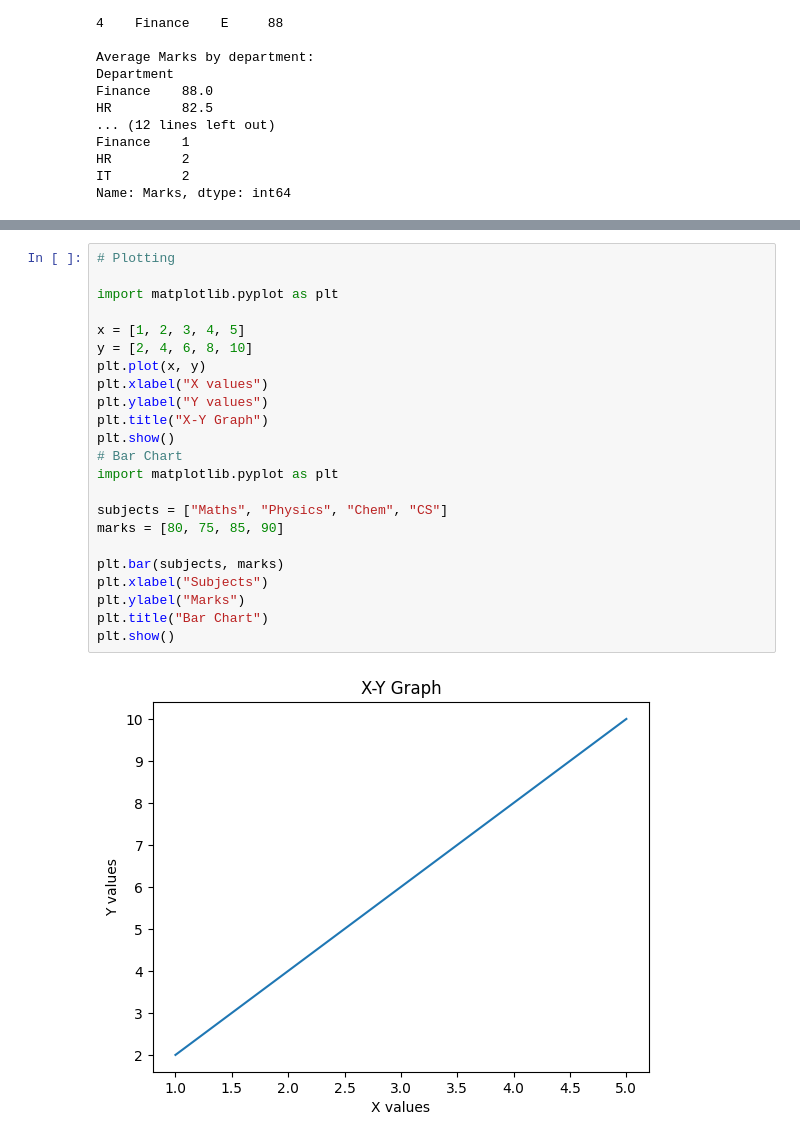
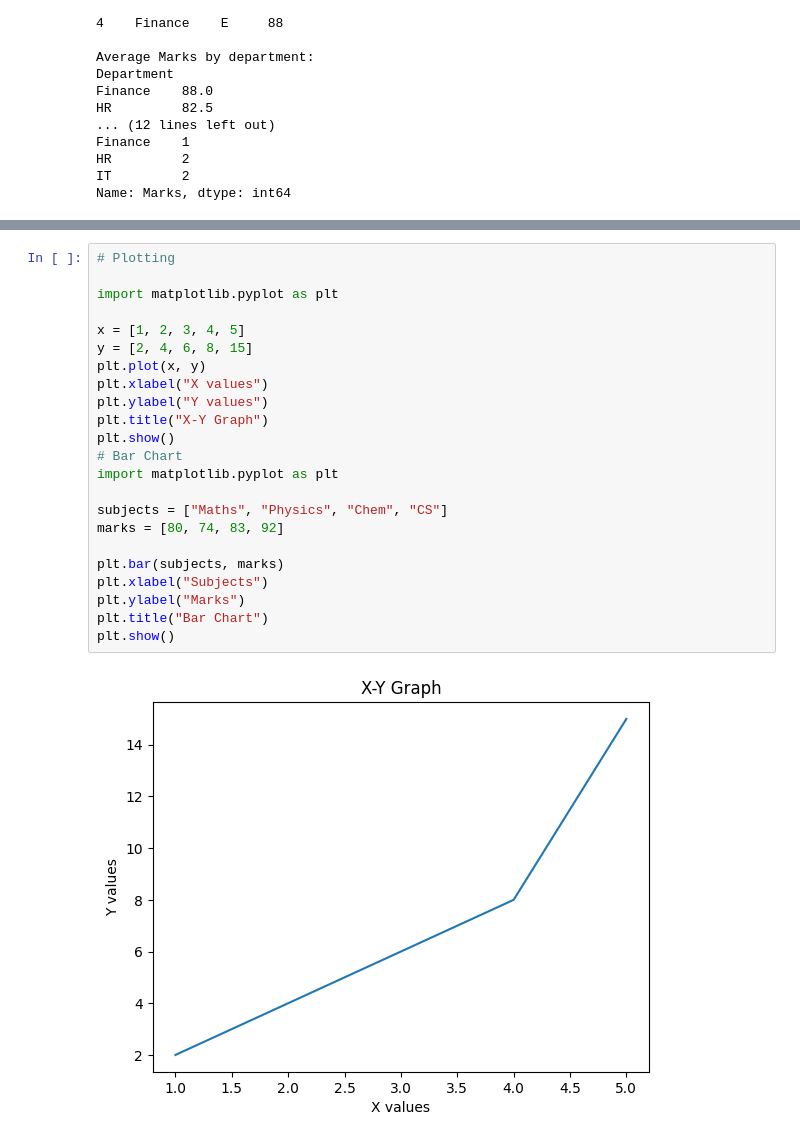
Before and after one commit to satishkumar128/2025-26-M.Satishkumar_4128-Ai-b, a Jupyter notebook: 10_2_26.ipynb, the cells around one changed output, grey strips where cells are left out. Saved outputs shown, nothing was run; the diff lists cells and outputs as text.

```diff
--- a/10_2_26.ipynb
+++ b/10_2_26.ipynb
@@ -367,25 +342,25 @@ After ranking:
 # %%
 # Plotting
 
 import matplotlib.pyplot as plt
 
 x = [1, 2, 3, 4, 5]
-y = [2, 4, 6, 8, 10]
+y = [2, 4, 6, 8, 15]
 plt.plot(x, y)
 plt.xlabel("X values")
 plt.ylabel("Y values")
 plt.title("X-Y Graph")
 plt.show()
 # Bar Chart
 import matplotlib.pyplot as plt
 
 subjects = ["Maths", "Physics", "Chem", "CS"]
-marks = [80, 75, 85, 90]
+marks = [80, 74, 83, 92]
 
 plt.bar(subjects, marks)
 plt.xlabel("Subjects")
 plt.ylabel("Marks")
 plt.title("Bar Chart")
 plt.show()
 # %% [output]
-[figure, old version]
+[figure, new version]
```
Also changed, not shown: parts of 6 cells of this notebook.
